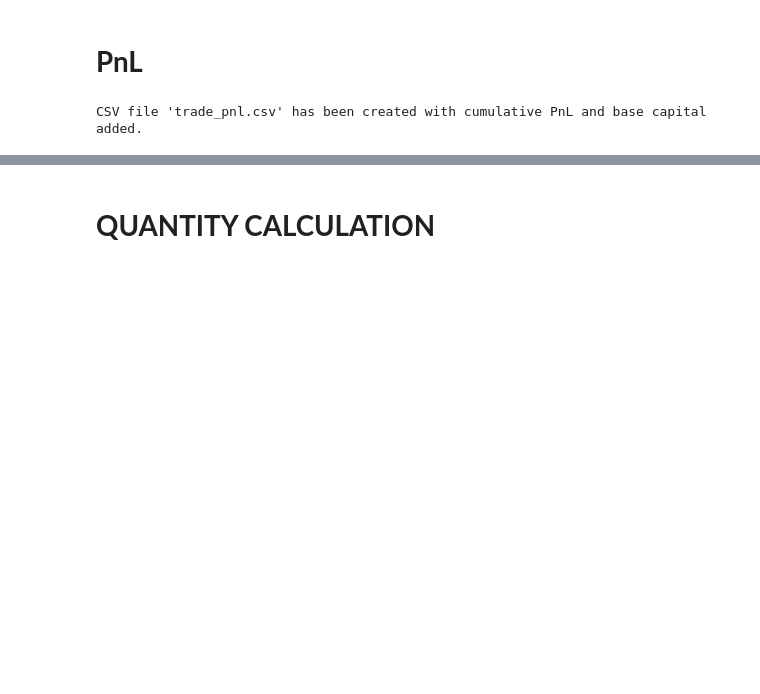
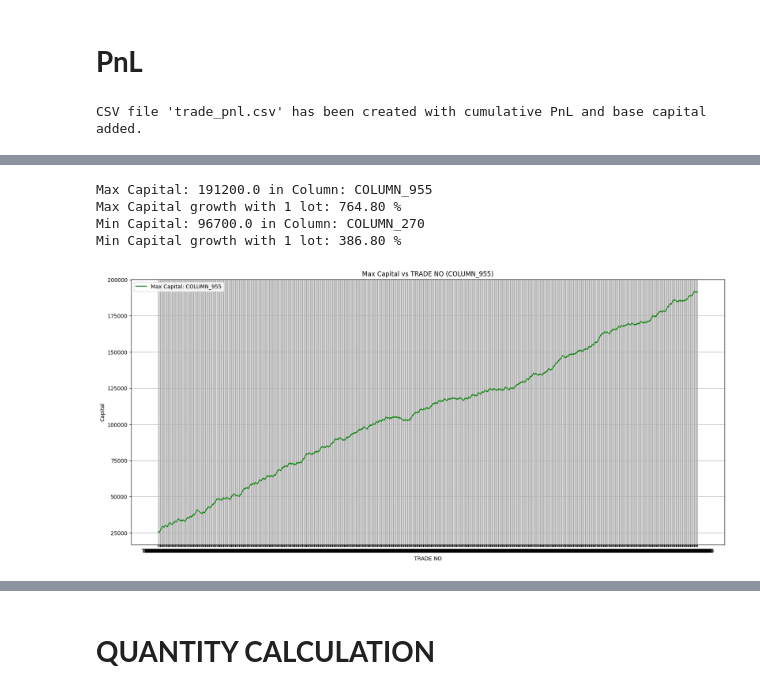
Before and after one commit to Bharatgaur/Trading, a Jupyter notebook: TRADE_PROBABILITIES_BASE_FILE_2%RISK_Version_1.ipynb, the cells around one changed output, grey strips where cells are left out. Saved outputs shown, nothing was run; the diff lists cells and outputs as text; code cells hidden in the pictures; blank space fills up the shorter version.

```diff
--- a/TRADE_PROBABILITIES_BASE_FILE_2%RISK_Version_1.ipynb
+++ b/TRADE_PROBABILITIES_BASE_FILE_2%RISK_Version_1.ipynb
@@ -177 +212,64 @@ pd.read_csv('trade_pnl.csv')
 1000 rows × 1001 columns
+# %%
+import pandas as pd
+
+# Load the CSV file
+df_no_charges = pd.read_csv('trade_pnl.csv')
+
+# Get the last row as a DataFrame
+last_row_df = df_no_charges.iloc[[-1]]
+
+# Filter only numeric values from the last row
+numeric_values = last_row_df.select_dtypes(include=['number'])
+
+# Find the max and min values along with their corresponding column names
+max_value = numeric_values.max(axis=1).values[0]  # Max value
+max_column = numeric_values.idxmax(axis=1).values[0]  # Column name of max value
+
+min_value = numeric_values.min(axis=1).values[0]  # Min value
+min_column = numeric_values.idxmin(axis=1).values[0]  # Column name of min value
+
+
+# Output the results
+print(f"Max Capital: {max_value} in Column: {max_column}")
+Max_Capital_growth_pct = (max_value * 100) / BASE_CAPITAL
+print(f"Max Capital growth with 1 lot: {Max_Capital_growth_pct:.2f} %")
+
+print(f"Min Capital: {min_value} in Column: {min_column}")
+Min_Capital_growth_pct = (min_value * 100) / BASE_CAPITAL
+print(f"Min Capital growth with 1 lot: {Min_Capital_growth_pct:.2f} %")
+# %% [output]
+Max Capital: 191200.0 in Column: COLUMN_955
+Max Capital growth with 1 lot: 764.80 %
+Min Capital: 96700.0 in Column: COLUMN_270
+Min Capital growth with 1 lot: 386.80 %
+# %%
+# Identify the max value column from the last row
+last_row_df = df_no_charges.iloc[[-1]]
+numeric_values = last_row_df.select_dtypes(include=['number'])
+max_column = numeric_values.idxmax(axis=1).values[0]
+
+# Plot max capital vs TRADE NO
+fig, ax = plt.subplots(figsize=(20, 9))
+
+# Set background color to white
+fig.patch.set_facecolor('white')
+ax.set_facecolor('white')
+
+# Plot with green line
+ax.plot(df_no_charges['TRADE NO'],
+        df_no_charges[max_column],
+        label=f'Max Capital: {max_column}',
+        color='green')
+
+# Labels, title, legend, and grid
+ax.set_xlabel('TRADE NO')
+ax.set_ylabel('Capital')
+ax.set_title(f'Max Capital vs TRADE NO ({max_column})')
+ax.legend()
+ax.grid(True)
+
+# Show plot
+plt.show()
+# %% [output]
+[figure, added]
```
Also changed, not shown: parts of 25 cells of this notebook.
